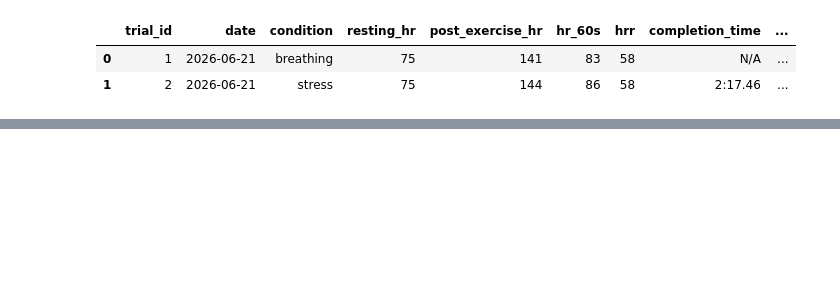
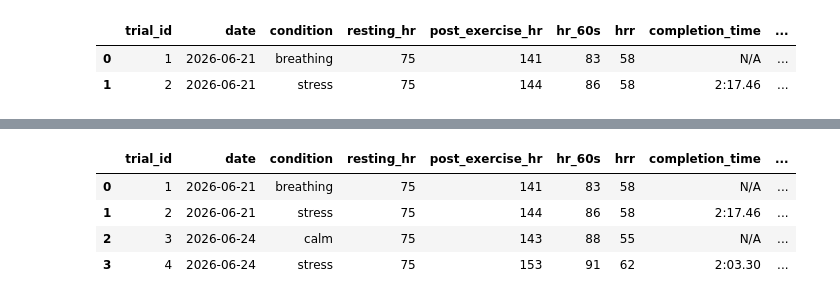
Before and after one commit to ctyy7/hrr-research-project, a Jupyter notebook: notebooks/01_create_research_table.ipynb, the cells around one changed output, grey strips where cells are left out. Cells and saved outputs as stored; diff of their text form; code cells hidden in the pictures; blank space fills up the shorter version.

Commit message:
Add trials 3 and 4 with exertion and stress scale values

```diff
--- a/notebooks/01_create_research_table.ipynb
+++ b/notebooks/01_create_research_table.ipynb
@@ -48,0 +272,82 @@ df
+# %%
+import pandas as pd
+from pathlib import Path
+
+project_root = Path.cwd().parent if Path.cwd().name == "notebooks" else Path.cwd()
+data_path = project_root / "data" / "research_data.csv"
+
+df = pd.read_csv(data_path, keep_default_na=False)
+
+# Make sure trial_id is treated as a number
+df["trial_id"] = pd.to_numeric(df["trial_id"], errors="coerce").astype("Int64")
+
+# Add the two new columns if they do not already exist
+if "exertion_scale" not in df.columns:
+    df["exertion_scale"] = pd.NA
+
+if "stress_scale" not in df.columns:
+    df["stress_scale"] = pd.NA
+
+# These columns need to allow decimals, so use Float64, not Int64
+df["exertion_scale"] = pd.to_numeric(df["exertion_scale"], errors="coerce").astype("Float64")
+df["stress_scale"] = pd.to_numeric(df["stress_scale"], errors="coerce").astype("Float64")
+
+# Add scale values for existing trials 1 and 2
+df.loc[df["trial_id"] == 1, "exertion_scale"] = 6
+df.loc[df["trial_id"] == 1, "stress_scale"] = 3
+
+df.loc[df["trial_id"] == 2, "exertion_scale"] = 5.5
+df.loc[df["trial_id"] == 2, "stress_scale"] = 6.5
+
+# Remove trials 3 and 4 if they already exist, so we do not duplicate them
+df = df[~df["trial_id"].isin([3, 4])]
+
+# Add trials 3 and 4
+new_rows = pd.DataFrame([
+    {
+        "trial_id": 3,
+        "date": "2026-06-24",
+        "condition": "calm",
+        "resting_hr": 75,
+        "post_exercise_hr": 143,
+        "hr_60s": 88,
+        "hrr": 55,
+        "completion_time": "N/A",
+        "side_notes": "8 hours of sleep; timer shut off at 50 seconds remaining, had to guess; approximately 3 hours and 30 minutes after 30 minute HIIT workout; 3 mistakes were made while skipping",
+        "exertion_scale": 5.5,
+        "stress_scale": 3
+    },
+    {
+        "trial_id": 4,
+        "date": "2026-06-24",
+        "condition": "stress",
+        "resting_hr": 75,
+        "post_exercise_hr": 153,
+        "hr_60s": 91,
+        "hrr": 62,
+        "completion_time": "2:03.30",
+        "side_notes": "8 hours of sleep; approximately 3 hours and 30 minutes after 30 minute HIIT workout; 4 mistakes were made while skipping; made a mistake when doing serial sevens test - did not end at 4, ended on 6",
+        "exertion_scale": 6.5,
+        "stress_scale": 6.5
+    }
+])
+
+df = pd.concat([df, new_rows], ignore_index=True)
+
+# Make sure heart rate columns are numbers
+df["post_exercise_hr"] = pd.to_numeric(df["post_exercise_hr"], errors="coerce")
+df["hr_60s"] = pd.to_numeric(df["hr_60s"], errors="coerce")
+
+# Recalculate HRR
+df["hrr"] = df["post_exercise_hr"] - df["hr_60s"]
+
+# Save the updated table
+df.to_csv(data_path, index=False)
+
+df
+# %% [output]
+|  | trial_id | date | condition | resting_hr | post_exercise_hr | hr_60s | hrr | completion_time | ... |
+| 0 | 1 | 2026-06-21 | breathing | 75 | 141 | 83 | 58 | N/A | ... |
+| 1 | 2 | 2026-06-21 | stress | 75 | 144 | 86 | 58 | 2:17.46 | ... |
+| 2 | 3 | 2026-06-24 | calm | 75 | 143 | 88 | 55 | N/A | ... |
+| 3 | 4 | 2026-06-24 | stress | 75 | 153 | 91 | 62 | 2:03.30 | ... |
```
Also changed, not shown: parts of 4 cells of this notebook, 1 other file.
